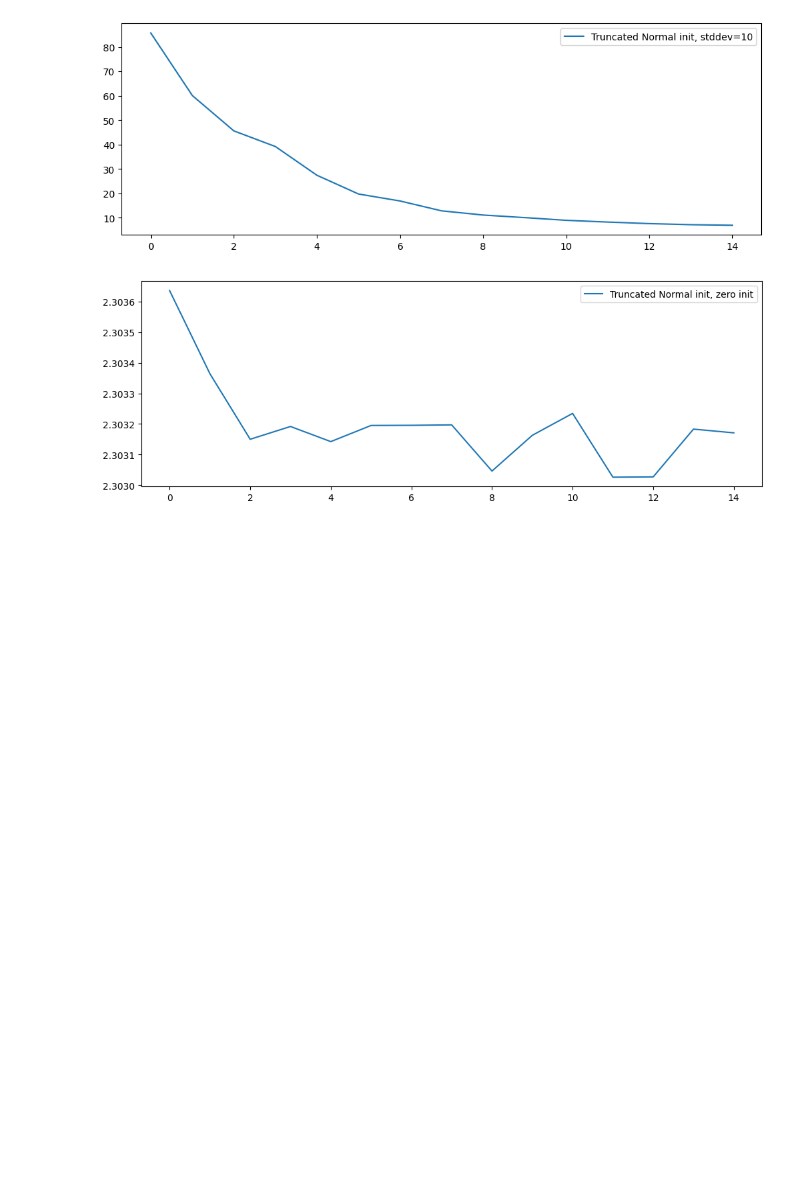
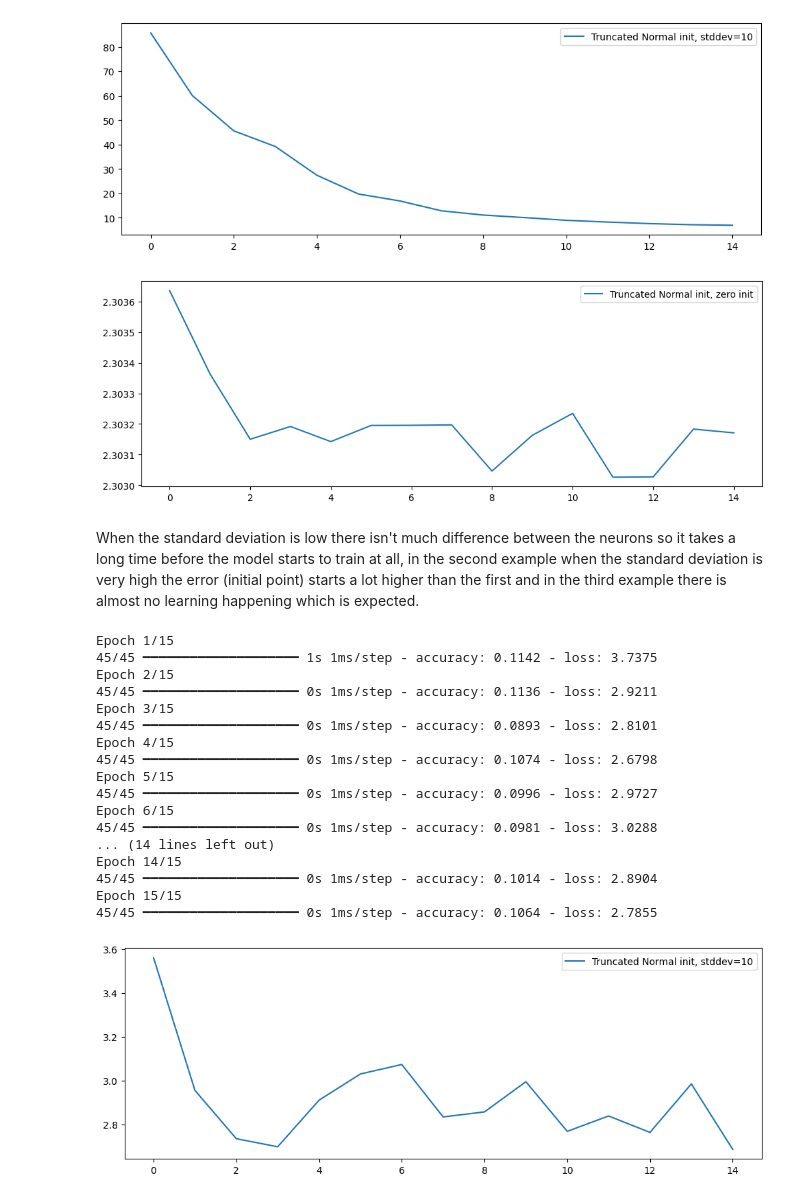
Before and after one commit to Ghazaleh-Ahmadzadeh/deep_learning, a Jupyter notebook: 01_materials/labs/lab_1.ipynb, the cells around one changed output. Drawn from its saved outputs; the diff is of its cells as text; code cells hidden in the pictures; blank space fills up the shorter version.

```diff
--- a/01_materials/labs/lab_1.ipynb
+++ b/01_materials/labs/lab_1.ipynb
@@ -842,3 +842,41 @@ Epoch 15/15
 [figure]
 [figure]
 [figure]
+# %% [markdown]
+When the standard deviation is low there isn't much difference between the neurons so it takes a long time before the model starts to train at all, in the second example when the standard deviation is very high the error (initial point) starts a lot higher than the first and in the third example there is almost no learning happening which is expected.
+# %%
+model = Sequential()
+model.add(Dense(hidden_dim, input_dim=input_dim, activation="tanh",
+                kernel_initializer=normal_init))
+model.add(Dense(hidden_dim, activation="tanh",
+                kernel_initializer=normal_init))
+model.add(Dense(output_dim, activation="softmax",
+                kernel_initializer=normal_init))
+
+model.compile(optimizer=optimizers.Adam(learning_rate=0.1),
+              loss='categorical_crossentropy', metrics=['accuracy'])
+
+history = model.fit(X_train, y_train, epochs=15, batch_size=32)
+
+plt.figure(figsize=(12, 4))
+plt.plot(history.history['loss'], label="Truncated Normal init, stddev=10")
+plt.legend();
+# %% [output]
+Epoch 1/15
+45/45 ━━━━━━━━━━━━━━━━━━━━ 1s 1ms/step - accuracy: 0.1142 - loss: 3.7375
+Epoch 2/15
+45/45 ━━━━━━━━━━━━━━━━━━━━ 0s 1ms/step - accuracy: 0.1136 - loss: 2.9211
+Epoch 3/15
+45/45 ━━━━━━━━━━━━━━━━━━━━ 0s 1ms/step - accuracy: 0.0893 - loss: 2.8101
+Epoch 4/15
+45/45 ━━━━━━━━━━━━━━━━━━━━ 0s 1ms/step - accuracy: 0.1074 - loss: 2.6798
+Epoch 5/15
+45/45 ━━━━━━━━━━━━━━━━━━━━ 0s 1ms/step - accuracy: 0.0996 - loss: 2.9727
+Epoch 6/15
+45/45 ━━━━━━━━━━━━━━━━━━━━ 0s 1ms/step - accuracy: 0.0981 - loss: 3.0288
+... (14 lines left out)
+Epoch 14/15
+45/45 ━━━━━━━━━━━━━━━━━━━━ 0s 1ms/step - accuracy: 0.1014 - loss: 2.8904
+Epoch 15/15
+45/45 ━━━━━━━━━━━━━━━━━━━━ 0s 1ms/step - accuracy: 0.1064 - loss: 2.7855
+[figure, added]
```
Also changed, not shown: parts of 19 cells of this notebook, 1 other file.
